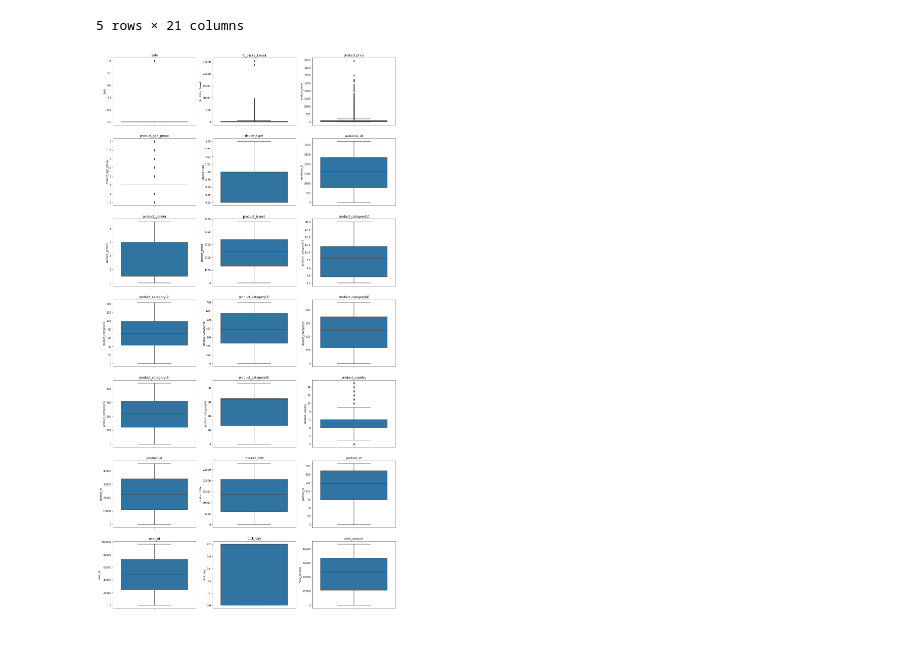
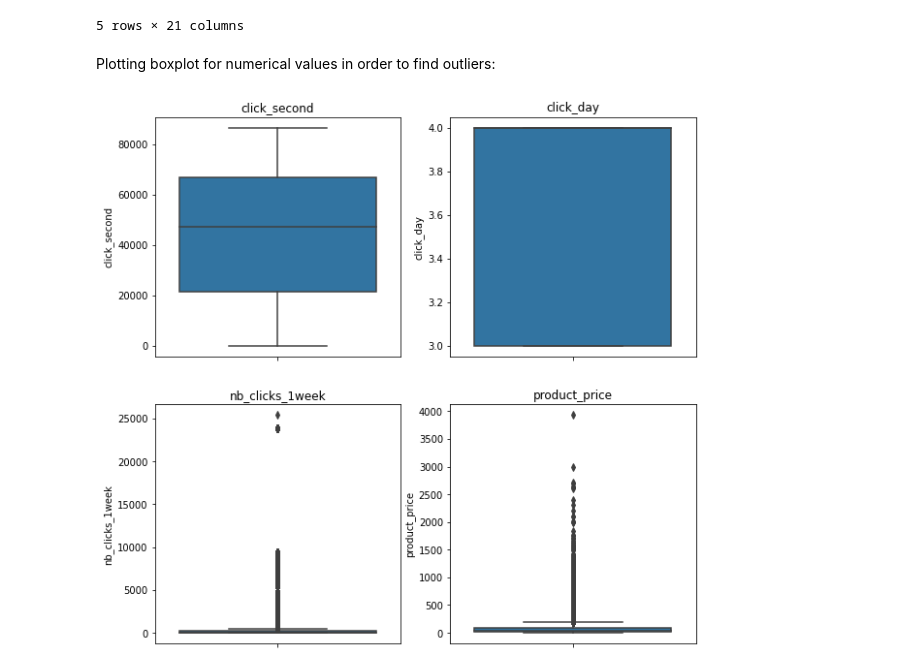
Before and after one commit to a80-abbasi/ML_Project, a Jupyter notebook: ML_Project.ipynb, the cells around one changed output. Cells and saved outputs as stored; diff of their text form; code cells hidden in the pictures; blank space fills up the shorter version.

```diff
--- a/ML_Project.ipynb
+++ b/ML_Project.ipynb
@@ -171,10 +177,12 @@ data.head()
 | 3 | 0 | <NA> | NaN | <NA> | 1 | <NA> | <NA> | ... |
 | 4 | 0 | 1064.0 | NaN | 2 | 0 | <NA> | 1 | ... |
 5 rows × 21 columns
+# %% [markdown]
+Plotting boxplot for numerical values in order to find outliers:
 # %%
-fig, axes = plt.subplots(7, 3, figsize=(20, 40))
-for col, ax in zip(data.columns, axes.flatten()):
+fig, axes = plt.subplots(2, 2, figsize=(10, 10))
+for col, ax in zip(numerical_cols, axes.flatten()):
     ax.set_title(col)
     sns.boxplot(data=data, y=col, ax=ax)
 # %% [output]
-[figure, old version]
+[figure, new version]
```
Also changed, not shown: parts of 10 cells of this notebook.
